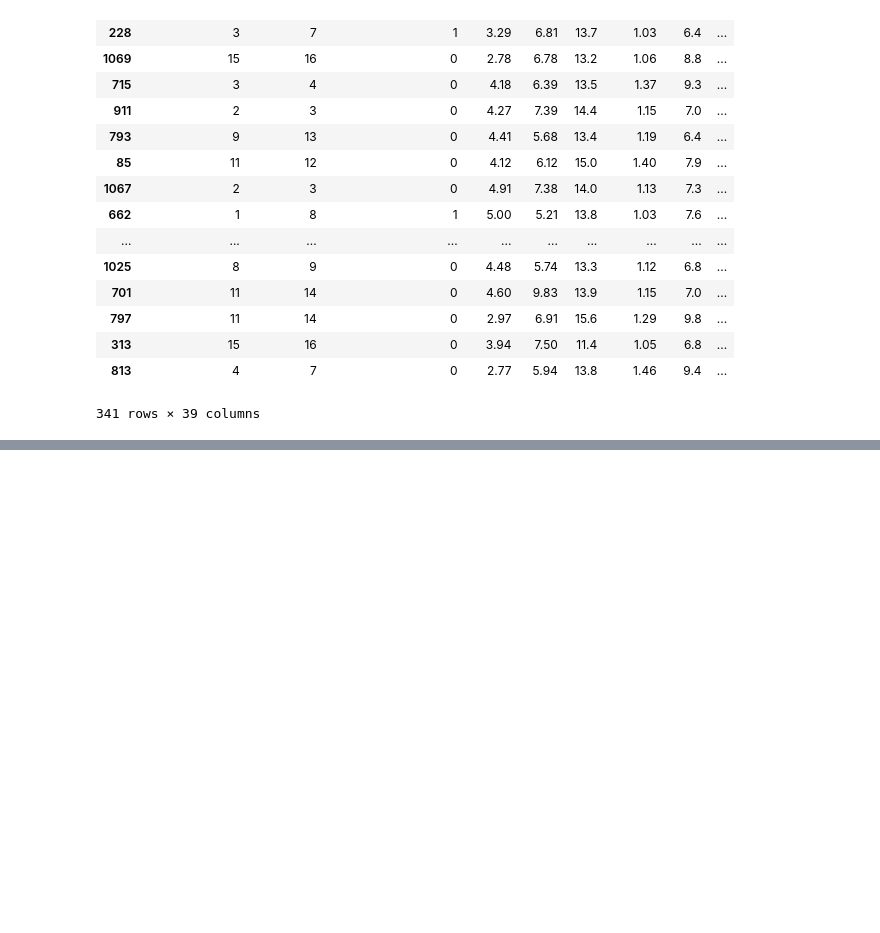
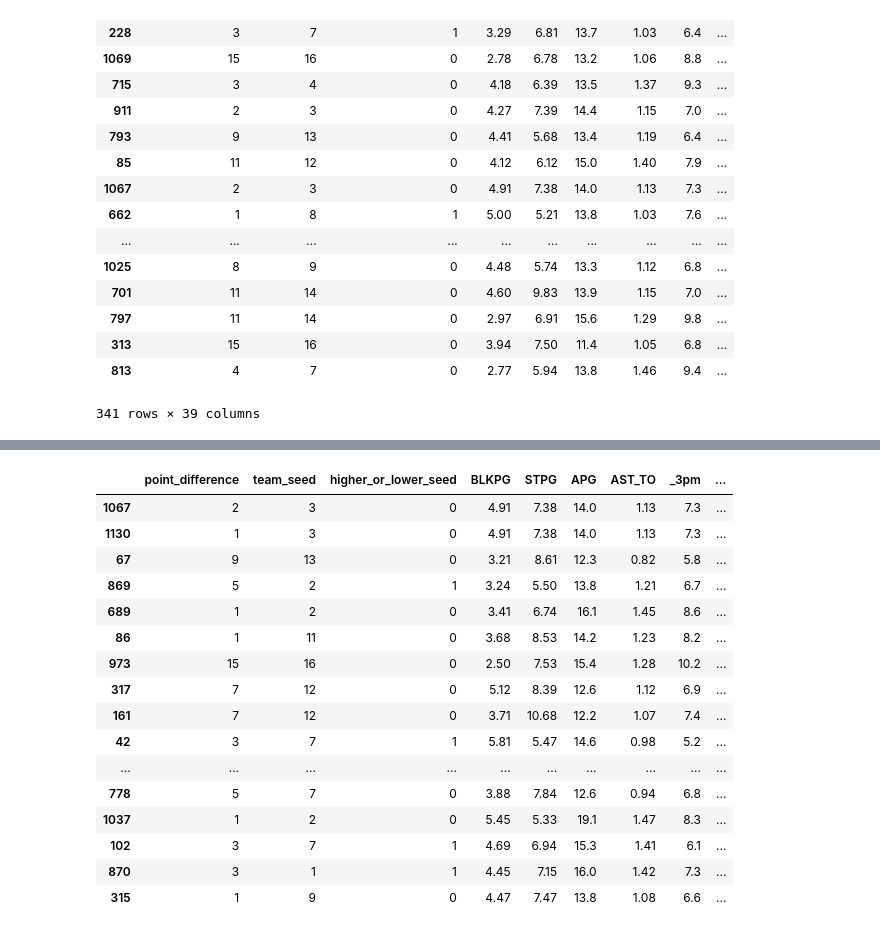
Before and after one commit to amazurek1/march_madness_predictions, a Jupyter notebook: Good_jupyter_notebooks/Modeling_data.ipynb, the cells around one changed output, grey strips where cells are left out. Drawn from its saved outputs; the diff is of its cells as text; code cells hidden in the pictures; blank space fills up the shorter version.

```diff
--- a/Good_jupyter_notebooks/Modeling_data.ipynb
+++ b/Good_jupyter_notebooks/Modeling_data.ipynb
@@ -258,0 +399,2 @@ len(incorrect)
+# %%
+test['correct_incorrect']=correct_incorrect
@@ -258,0 +407,3 @@ len(incorrect)
+# %%
+pd.set_option('display.max_rows', 400)
+test
@@ -258,0 +432,2 @@ len(incorrect)
+# %%
+wins = test[(test['actual']==1)]
@@ -258,0 +436,2 @@ len(incorrect)
+# %%
+wins_incorrect=wins[(wins['correct_incorrect']==0)]
@@ -258,0 +464,20 @@ len(incorrect)
+# %%
+wins_incorrect
+# %% [output]
+|  | point_difference | team_seed | higher_or_lower_seed | BLKPG | STPG | APG | AST_TO | _3pm | ... |
+| 1067 | 2 | 3 | 0 | 4.91 | 7.38 | 14.0 | 1.13 | 7.3 | ... |
+| 1130 | 1 | 3 | 0 | 4.91 | 7.38 | 14.0 | 1.13 | 7.3 | ... |
+| 67 | 9 | 13 | 0 | 3.21 | 8.61 | 12.3 | 0.82 | 5.8 | ... |
+| 869 | 5 | 2 | 1 | 3.24 | 5.50 | 13.8 | 1.21 | 6.7 | ... |
+| 689 | 1 | 2 | 0 | 3.41 | 6.74 | 16.1 | 1.45 | 8.6 | ... |
+| 86 | 1 | 11 | 0 | 3.68 | 8.53 | 14.2 | 1.23 | 8.2 | ... |
+| 973 | 15 | 16 | 0 | 2.50 | 7.53 | 15.4 | 1.28 | 10.2 | ... |
+| 317 | 7 | 12 | 0 | 5.12 | 8.39 | 12.6 | 1.12 | 6.9 | ... |
+| 161 | 7 | 12 | 0 | 3.71 | 10.68 | 12.2 | 1.07 | 7.4 | ... |
+| 42 | 3 | 7 | 1 | 5.81 | 5.47 | 14.6 | 0.98 | 5.2 | ... |
+| ... | ... | ... | ... | ... | ... | ... | ... | ... | ... |
+| 778 | 5 | 7 | 0 | 3.88 | 7.84 | 12.6 | 0.94 | 6.8 | ... |
+| 1037 | 1 | 2 | 0 | 5.45 | 5.33 | 19.1 | 1.47 | 8.3 | ... |
+| 102 | 3 | 7 | 1 | 4.69 | 6.94 | 15.3 | 1.41 | 6.1 | ... |
+| 870 | 3 | 1 | 1 | 4.45 | 7.15 | 16.0 | 1.42 | 7.3 | ... |
+| 315 | 1 | 9 | 0 | 4.47 | 7.47 | 13.8 | 1.08 | 6.6 | ... |
```
Also changed, not shown: parts of 38 cells of this notebook, 2 other files.
